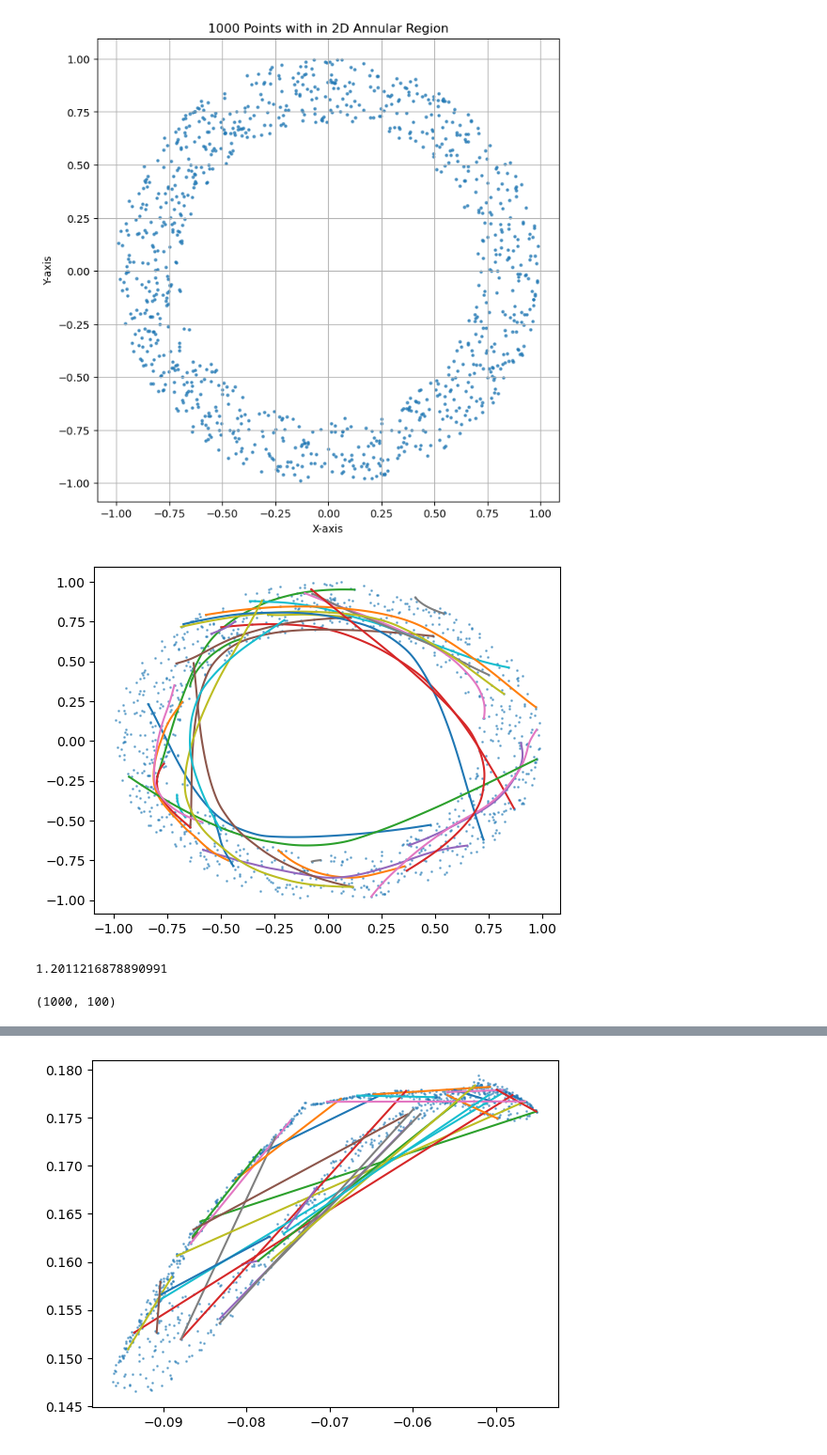
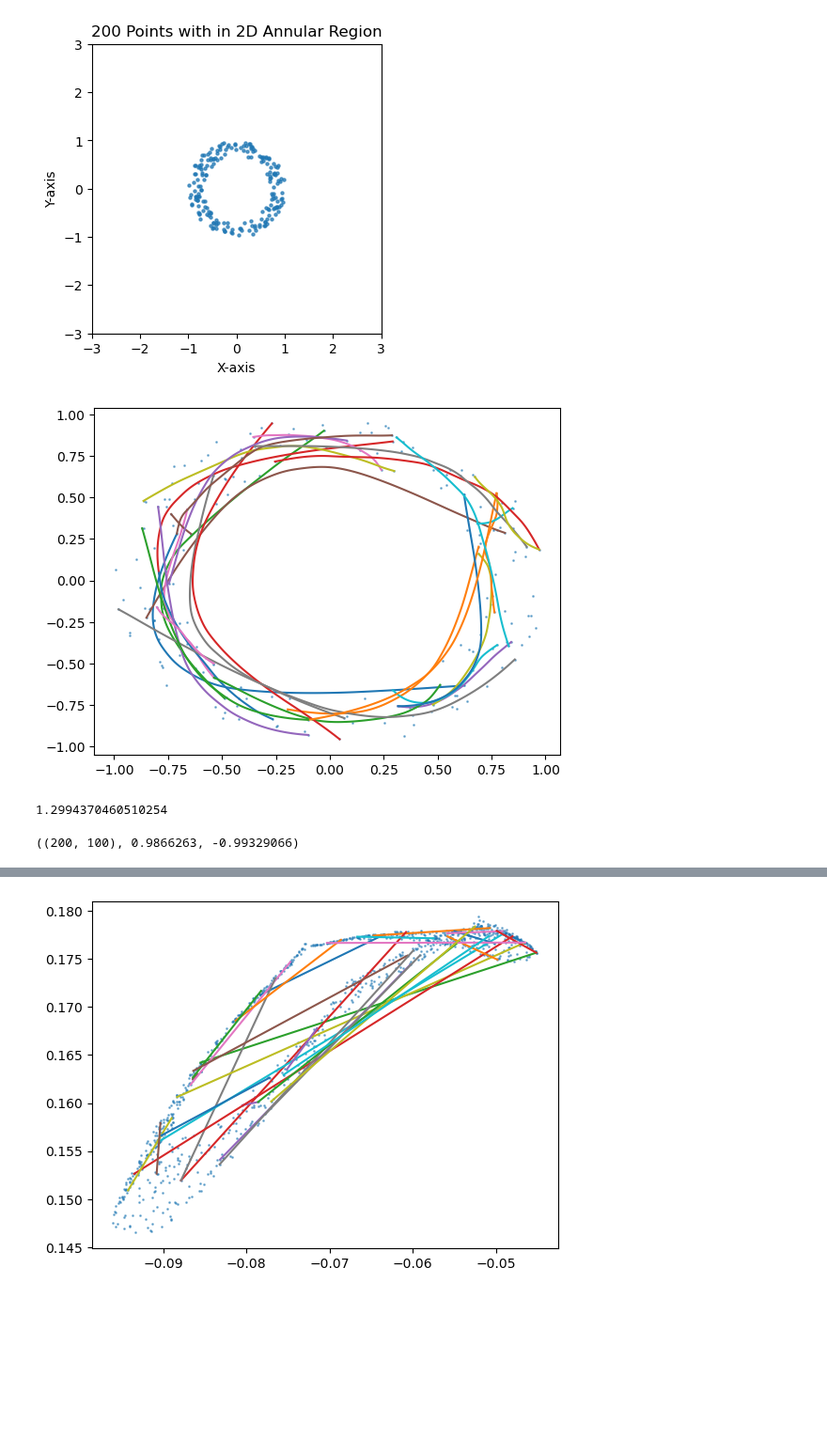
Before and after one commit to fablos/geo_latte, a Jupyter notebook: icra/circular_data.ipynb, the cells around one changed output, grey strips where cells are left out. Shown at 94% size. Drawn from its saved outputs; the diff is of its cells as text; code cells hidden in the pictures; blank space fills up the shorter version.

```diff
--- a/icra/circular_data.ipynb
+++ b/icra/circular_data.ipynb
@@ -11,7 +14,7 @@ from stochman import CubicSpline
 from utils import *
 # %%
 # Parameters
-num_points = 1000
+num_points = 200
 r_inner = 0.7  # Inner radius (hole radius)
 r_outer = 1.0  # Outer radius
 
@@ -50,16 +53,19 @@ data = generate_annular_points(num_points, r_inner, r_outer)
 data_3d = generate_annular_points_3d(num_points, r_inner, r_outer)
 # %%
 # Plotting the points
-plt.figure(figsize=(8, 8))
+plt.figure(figsize=(4, 4))
 plt.scatter(data[:, 0], data[:, 1], s=5, alpha=0.7)
 plt.gca().set_aspect('equal', adjustable='box')
 plt.title(f'{num_points} Points with in 2D Annular Region')
 plt.xlabel('X-axis')
 plt.ylabel('Y-axis')
-plt.grid(True)
+#plt.grid(True)
+# set xlim and ylim
+plt.xlim(-3, 3)
+plt.ylim(-3, 3)
 plt.show()
 # %% [output]
-[figure, old version]
+[figure, new version]
 # %%
 dm = DensityMetric(data, 0.05)
 dm_energy = lambda _model, _curve: _model.curve_energy(_curve.points())
@@ -74,11 +80,11 @@ geodesic_minimizing_energy(curve=batch_c, manifold=dm, optimizer=torch.optim.RMS
 batch_c.plot()
 plt.show()
 # %% [output]
-[figure, old version]
+[figure, new version]
 # %%
 batch_c.euclidean_length().mean().item()
 # %% [output]
-1.2011216878890991
+1.2994370460510254
 # %%
 # Function to embed 2D points into a 100D space with nonlinearity
 def embed_points_2d_to_100d(points_2d):
@@ -119,6 +127,6 @@ class DumbDataset(torch.utils.data.Dataset):
 # %%
 data_vae = embed_points_2d_to_100d(data)
 train_loader = torch.utils.data.DataLoader(DumbDataset(z=data,y=data_vae), batch_size=64, shuffle=True)
-data_vae.shape
+data_vae.shape, data_vae.max(), data_vae.min()
 # %% [output]
-(1000, 100)
+((200, 100), 0.9866263, -0.99329066)
```
Also changed, not shown: parts of 19 cells of this notebook.
